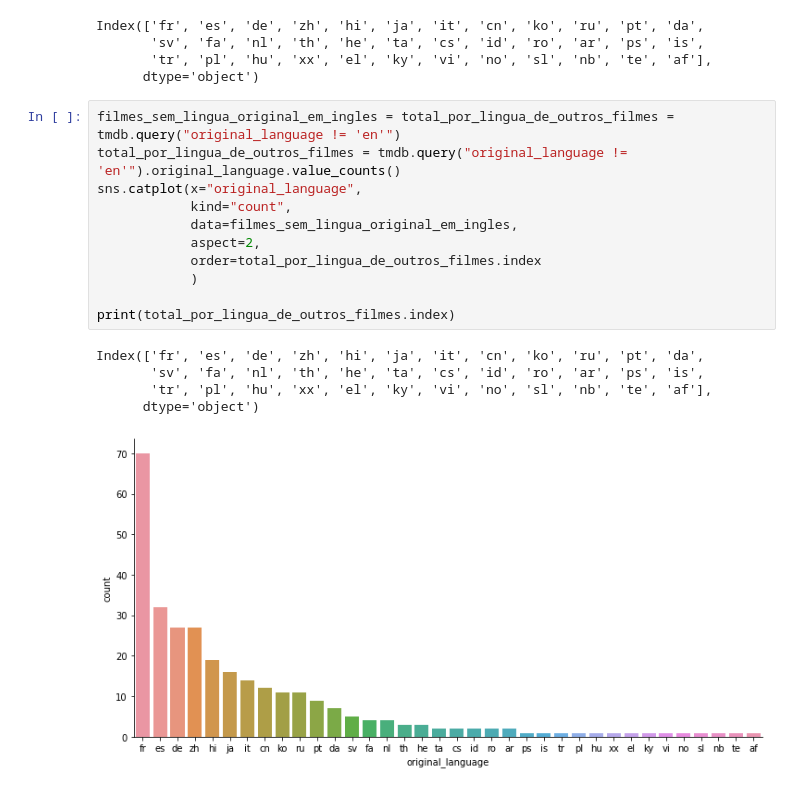
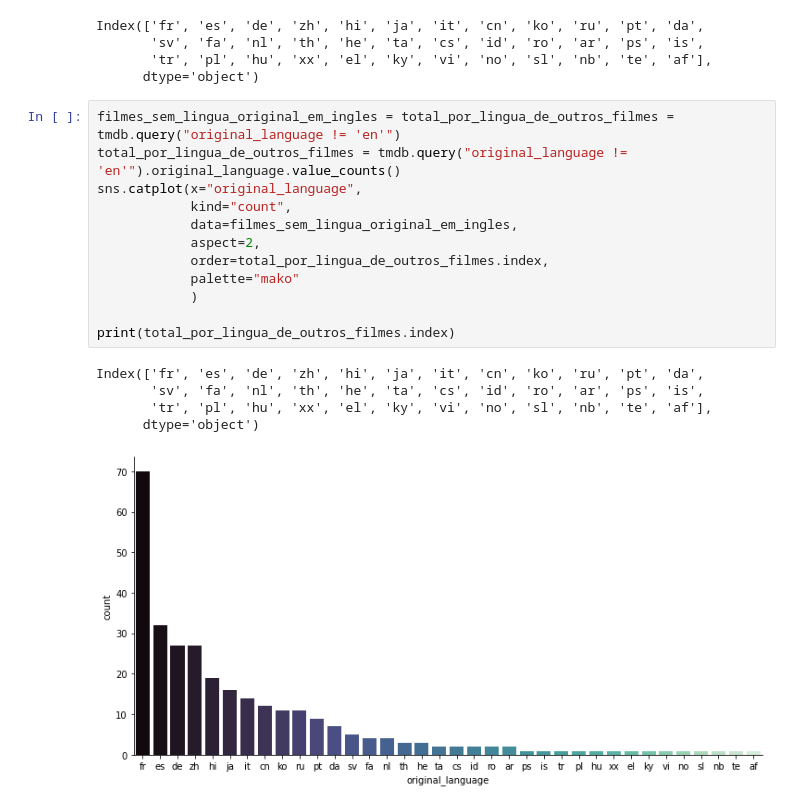
Before and after one commit to tgoalm/datascience, a Jupyter notebook: introducao_data_science.ipynb, the cells around one changed output. Cells and saved outputs as stored; diff of their text form.

```diff
--- a/introducao_data_science.ipynb
+++ b/introducao_data_science.ipynb
@@ -278,17 +278,18 @@ Index(['fr', 'es', 'de', 'zh', 'hi', 'ja', 'it', 'cn', 'ko', 'ru', 'pt', 'da',
 # %%
 filmes_sem_lingua_original_em_ingles = total_por_lingua_de_outros_filmes = tmdb.query("original_language != 'en'")
 total_por_lingua_de_outros_filmes = tmdb.query("original_language != 'en'").original_language.value_counts()
 sns.catplot(x="original_language",
             kind="count",
             data=filmes_sem_lingua_original_em_ingles,
             aspect=2,
-            order=total_por_lingua_de_outros_filmes.index
+            order=total_por_lingua_de_outros_filmes.index,
+            palette="mako"
             )
 
 print(total_por_lingua_de_outros_filmes.index)
 # %% [output]
 Index(['fr', 'es', 'de', 'zh', 'hi', 'ja', 'it', 'cn', 'ko', 'ru', 'pt', 'da',
        'sv', 'fa', 'nl', 'th', 'he', 'ta', 'cs', 'id', 'ro', 'ar', 'ps', 'is',
        'tr', 'pl', 'hu', 'xx', 'el', 'ky', 'vi', 'no', 'sl', 'nb', 'te', 'af'],
       dtype='object')
-[figure, old version]
+[figure, new version]
```
Also changed, not shown: parts of 11 cells of this notebook.
